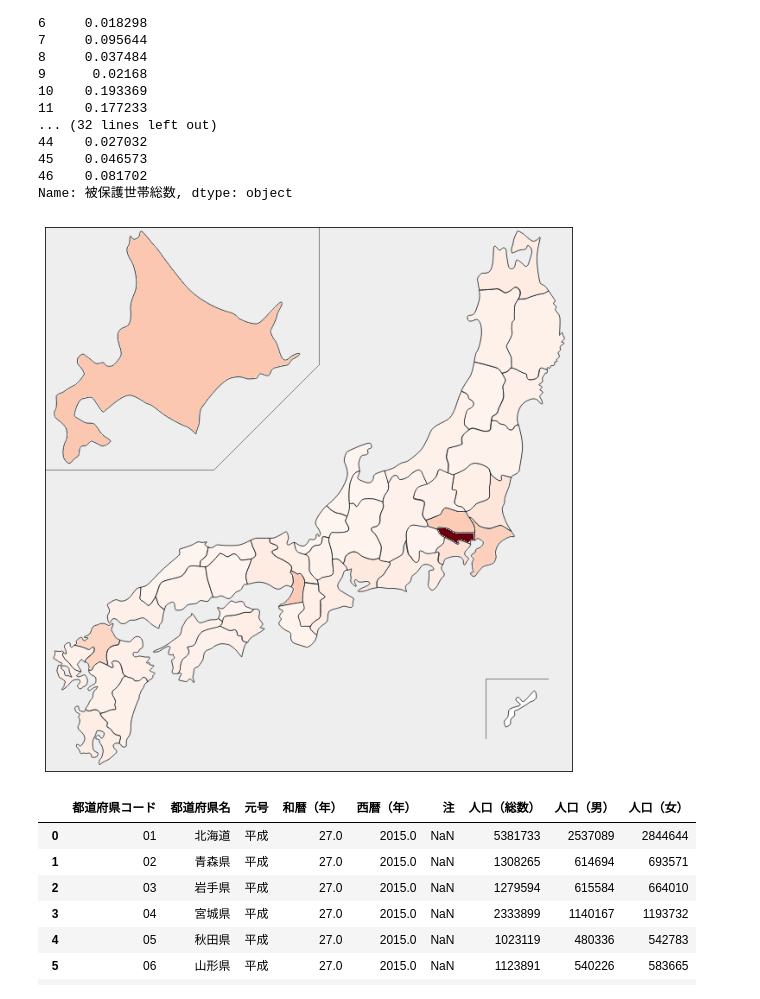
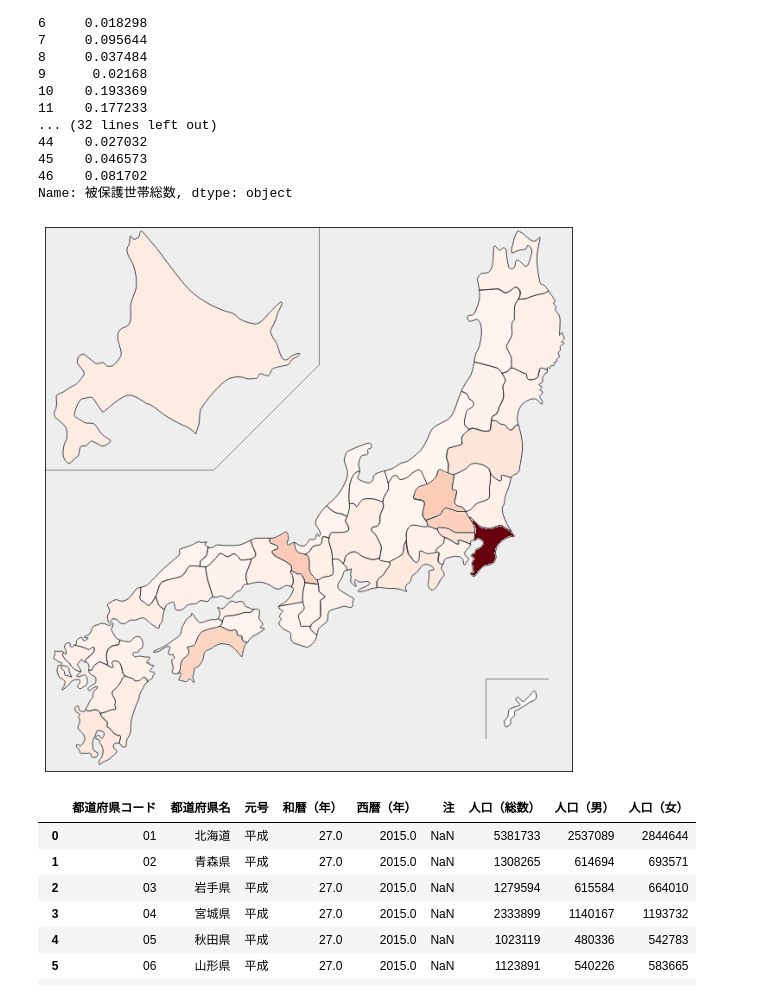
Before and after one commit to arakawatomonori/analyze-poverty, a Jupyter notebook: yuiseki/都道府県別生活保護分析.ipynb, the cells around one changed output. Saved outputs shown, nothing was run; the diff lists cells and outputs as text; code cells hidden in the pictures.

```diff
--- a/yuiseki/都道府県別生活保護分析.ipynb
+++ b/yuiseki/都道府県別生活保護分析.ipynb
@@ -54,19 +48,22 @@ x1
 46    0.081702
 Name: 被保護世帯総数, dtype: object
 # %%
+import matplotlib.pyplot as plt
+from japanmap import picture
+
 cmap = plt.get_cmap('Reds')
 
 def tint(t):
     return tuple(int(_) for _ in t)
 
-d = {i+1: tint(cmap(x1[i], bytes=True)[:3]) for i in range(0,46)}
+d = {i: tint(cmap(x1[i], bytes=True)[:3]) for i in range(0,47)}
 
 plt.figure(figsize = (10,10))
-plt.imshow(jp.picture(d))
+plt.imshow(picture(d))
 plt.tick_params(bottom=False, top=False, left=False, right=False,
                 labelbottom=False, labeltop=False, labelleft=False, labelright=False)
 # %% [output]
-[figure, old version]
+[figure, new version]
 # %%
 df2 = pd.read_csv('../data/www.e-stat.go.jp/c01.csv', encoding='shift-jis')
 df2 = df2.shift(-933)[0:47]
```
Also changed, not shown: parts of 3 cells of this notebook, 9 other files.
